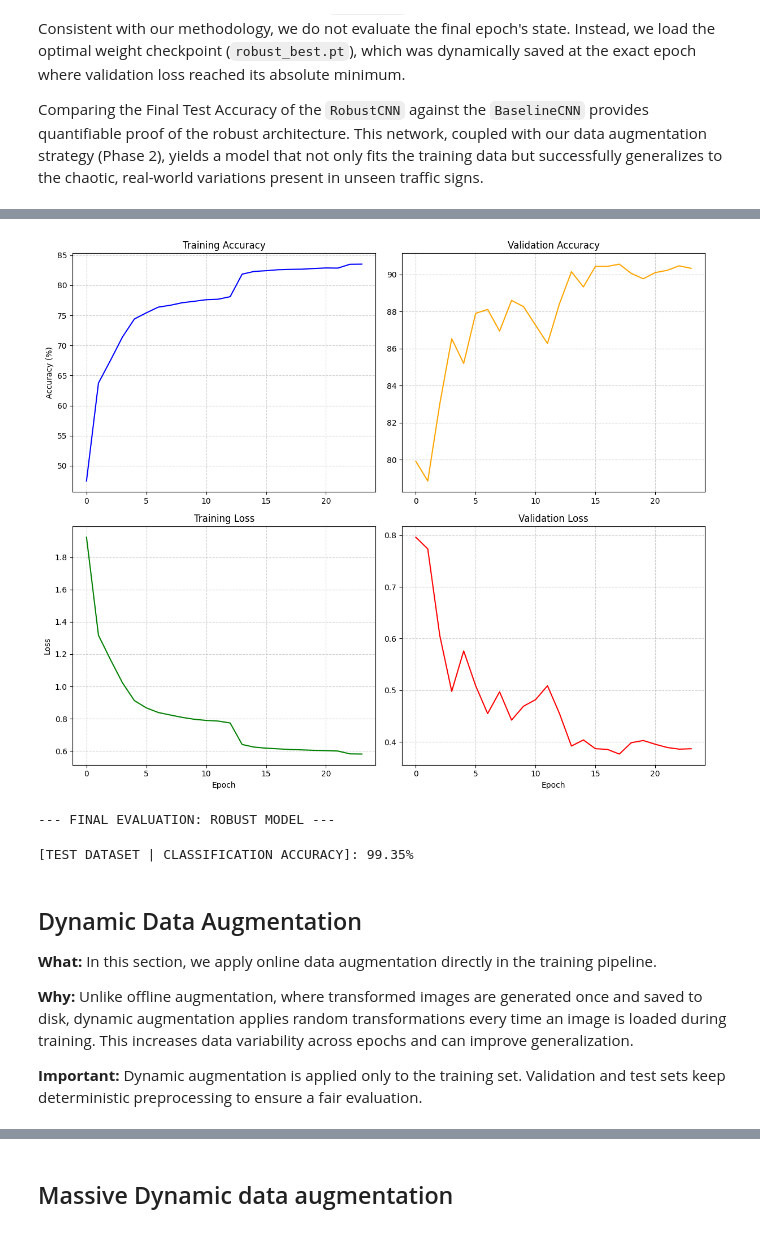
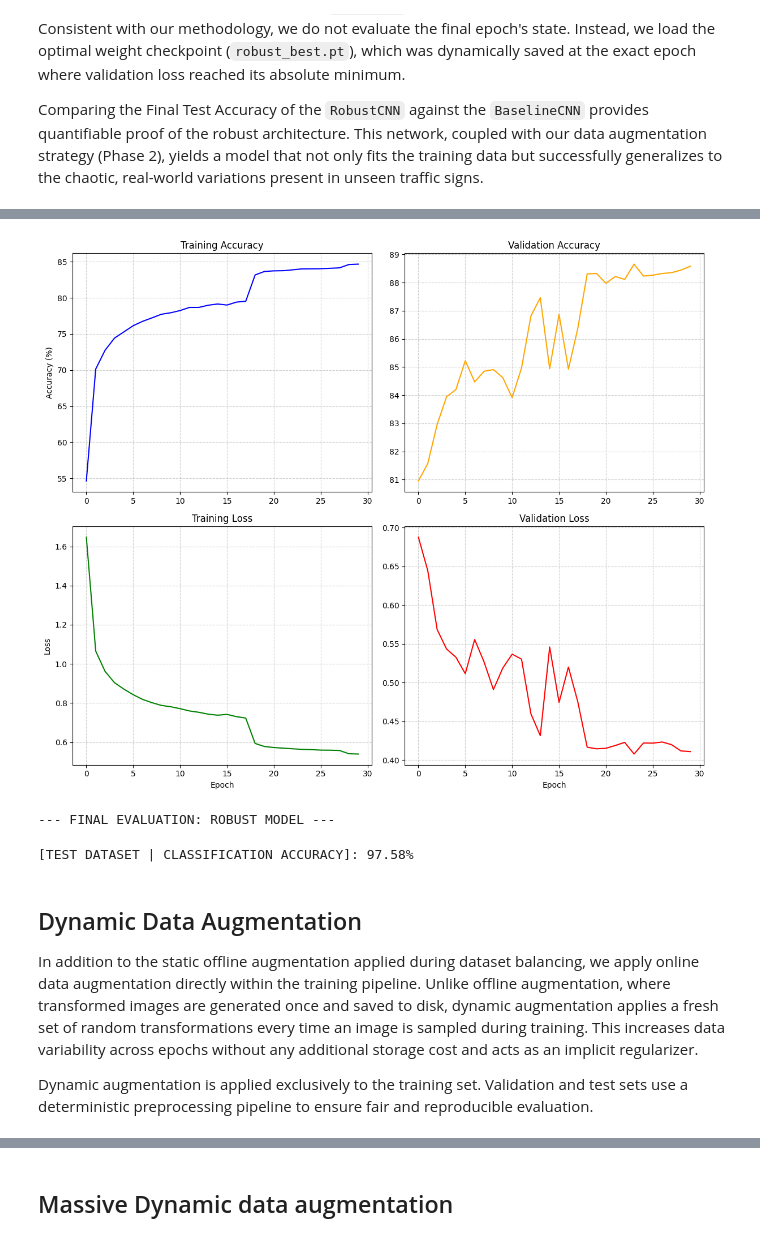
Before and after one commit to Pauloarf/VCPI2526, a Jupyter notebook: VC/src/Report.ipynb, the cells around one changed output, grey strips where cells are left out. Drawn from its saved outputs; the diff is of its cells as text; code cells hidden in the pictures.

```diff
--- a/VC/src/Report.ipynb
+++ b/VC/src/Report.ipynb
@@ -571,7 +571,7 @@ history_robust = train_model(
 )
 
 # 4. Visualizar resultados do treino
-vcpi_util.show_history_2x2(history_baseline)
+vcpi_util.show_history_2x2(history_robust)
 
 # 5. Avaliar no Test Set com os melhores pesos guardados
 print("\n--- FINAL EVALUATION: ROBUST MODEL ---")
@@ -601,14 +594,14 @@ Epoch 029: Loss: 0.0033, Acc: 99.91%, Val Loss: 0.0074, Val Acc: 99.86%, Time: 3
 Early stopping triggered.
-[figure, old version]
+[figure, new version]
 --- FINAL EVALUATION: ROBUST MODEL ---
-[TEST DATASET | CLASSIFICATION ACCURACY]: 99.35%
+[TEST DATASET | CLASSIFICATION ACCURACY]: 97.58%
 # %% [markdown]
 ## Dynamic Data Augmentation
-**What:** In this section, we apply online data augmentation directly in the training pipeline.
 
-**Why:** Unlike offline augmentation, where transformed images are generated once and saved to disk, dynamic augmentation applies random transformations every time an image is loaded during training. This increases data variability across epochs and can improve generalization.
+In addition to the static offline augmentation applied during dataset balancing, we apply online data augmentation directly within the training pipeline. Unlike offline augmentation, where transformed images are generated once and saved to disk, dynamic augmentation applies a fresh set of random transformations every time an image is sampled during training. This increases data variability across epochs without any additional storage cost and acts as an
+implicit regularizer.
 
-**Important:** Dynamic augmentation is applied only to the training set. Validation and test sets keep deterministic preprocessing to ensure a fair evaluation.
+Dynamic augmentation is applied exclusively to the training set. Validation and test sets use a deterministic preprocessing pipeline to ensure fair and reproducible evaluation.
 # %%
 dynamic_train_transform = transforms.Compose([
     transforms.Resize((IMAGE_SIZE, IMAGE_SIZE)),
```
Also changed, not shown: parts of 31 cells of this notebook, 8 other files.
